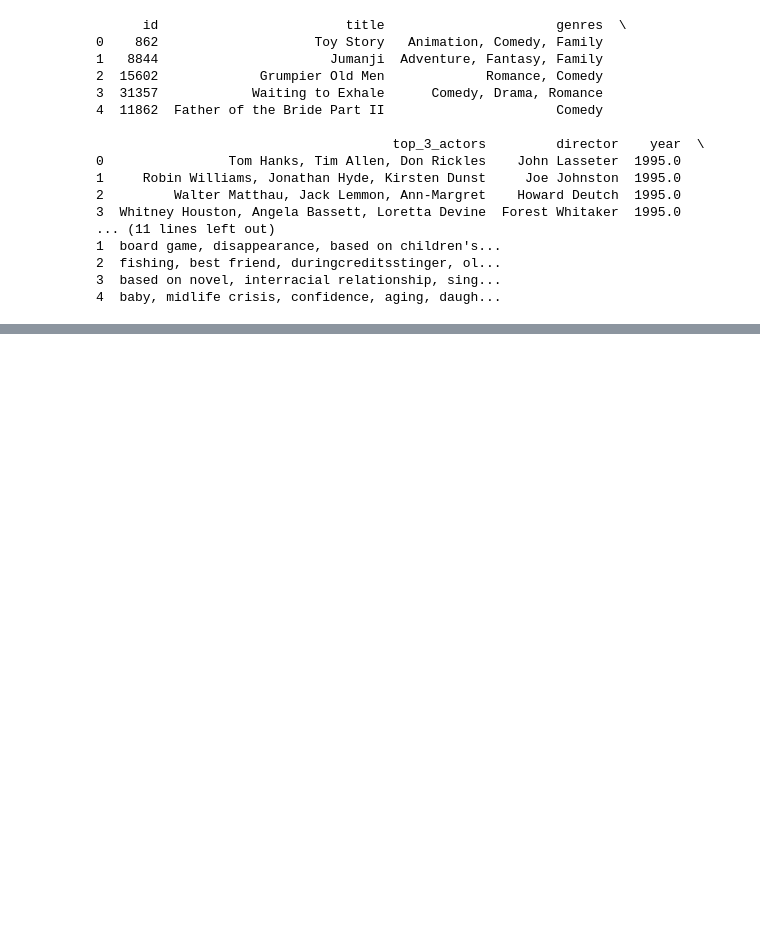
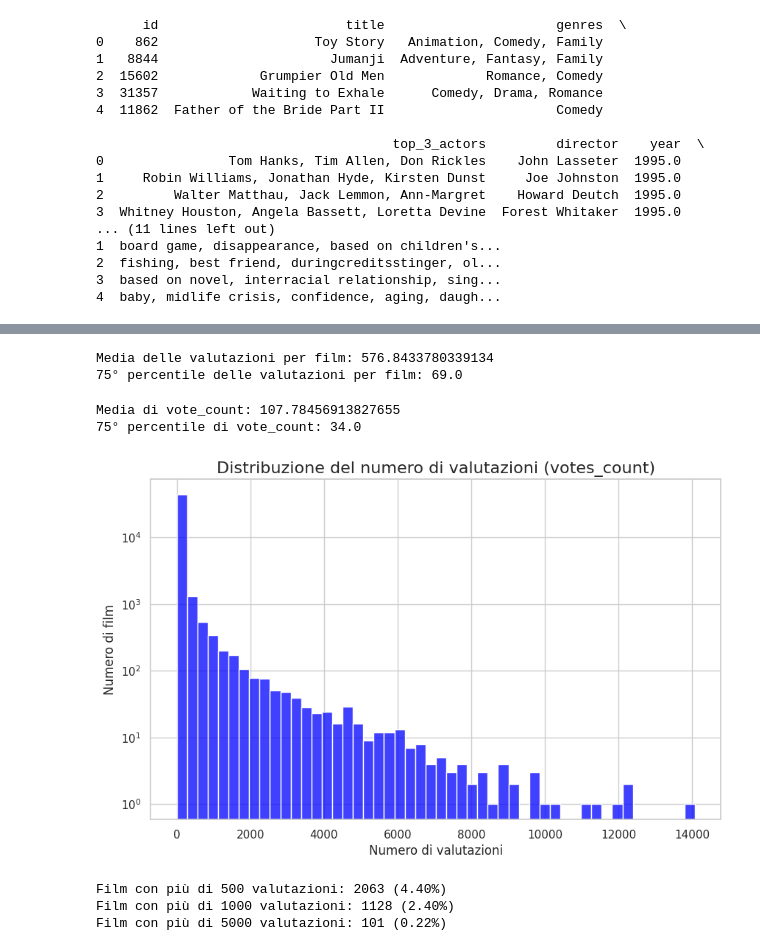
Before and after one commit to zxb-97/NLP1, a Jupyter notebook: Ghedo.ipynb, the cells around one changed output, grey strips where cells are left out. Cells and saved outputs as stored; diff of their text form; code cells hidden in the pictures; blank space fills up the shorter version.

```diff
--- a/Ghedo.ipynb
+++ b/Ghedo.ipynb
@@ -256,0 +996,76 @@ print(merged_data_with_keywords.head())
+# %%
+# Calcola la media del numero di valutazioni nel file ratings.csv
+media_ratings = ratings_count['rating_count'].mean()
+
+# Calcola il 75° percentile del numero di valutazioni nel file ratings.csv
+percentile_75_ratings = ratings_count['rating_count'].quantile(0.75)
+
+print(f"Media delle valutazioni per film: {media_ratings}")
+print(f"75° percentile delle valutazioni per film: {percentile_75_ratings}")
+# %% [output]
+Media delle valutazioni per film: 576.8433780339134
+75° percentile delle valutazioni per film: 69.0
+# %%
+# Calcola la media e il 75° percentile per vote_count
+media_votes_count = movies_metadata['vote_count'].mean()
+percentile_75_votes_count = movies_metadata['vote_count'].quantile(0.75)
+
+print(f"Media di vote_count: {media_votes_count}")
+print(f"75° percentile di vote_count: {percentile_75_votes_count}")
+# %% [output]
+Media di vote_count: 107.78456913827655
+75° percentile di vote_count: 34.0
+# %%
+import pandas as pd
+import matplotlib.pyplot as plt
+import seaborn as sns
+
+# Leggi il file 'merged_movies_metadata_with_keywords_updated.csv'
+movies_metadata = pd.read_csv('merged_movies_metadata_with_keywords_updated.csv')
+
+# Imposta lo stile per il grafico
+sns.set(style="whitegrid")
+
+# Crea un istogramma per visualizzare la distribuzione di 'votes_count'
+plt.figure(figsize=(10, 6))
+sns.histplot(movies_metadata['vote_count'], bins=50, kde=False, color="blue")
+
+# Imposta il titolo e le etichette del grafico
+plt.title('Distribuzione del numero di valutazioni (votes_count)', fontsize=16)
+plt.xlabel('Numero di valutazioni', fontsize=12)
+plt.ylabel('Numero di film', fontsize=12)
+
+# Mostra il grafico
+plt.yscale('log')  # Se necessario, imposta la scala logaritmica sull'asse Y per una migliore visibilità
+plt.show()
+# %% [output]
+[figure, added]
+# %%
+import pandas as pd
+
+# Leggi il file merged_movies_metadata_with_keywords_updated.csv
+movies_metadata = pd.read_csv('merged_movies_metadata_with_keywords_updated.csv')
+
+# Calcola il numero totale di film
+total_films = len(movies_metadata)
+
+# Film con più di 500 valutazioni
+films_over_500 = len(movies_metadata[movies_metadata['vote_count'] > 500])
+percent_over_500 = (films_over_500 / total_films) * 100
+
+# Film con più di 1000 valutazioni
+films_over_1000 = len(movies_metadata[movies_metadata['vote_count'] > 1000])
+percent_over_1000 = (films_over_1000 / total_films) * 100
+
+# Film con più di 5000 valutazioni
+films_over_5000 = len(movies_metadata[movies_metadata['vote_count'] > 5000])
+percent_over_5000 = (films_over_5000 / total_films) * 100
+
+# Stampa i risultati
+print(f"Film con più di 500 valutazioni: {films_over_500} ({percent_over_500:.2f}%)")
+print(f"Film con più di 1000 valutazioni: {films_over_1000} ({percent_over_1000:.2f}%)")
+print(f"Film con più di 5000 valutazioni: {films_over_5000} ({percent_over_5000:.2f}%)")
+# %% [output]
+Film con più di 500 valutazioni: 2063 (4.40%)
+Film con più di 1000 valutazioni: 1128 (2.40%)
+Film con più di 5000 valutazioni: 101 (0.22%)
```
Also changed, not shown: parts of 25 cells of this notebook.
